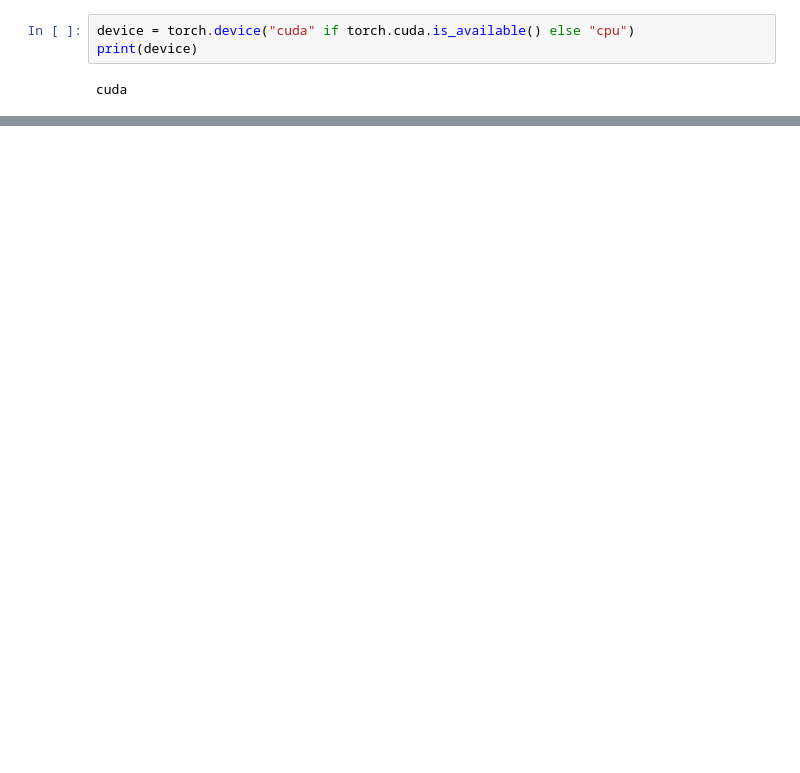
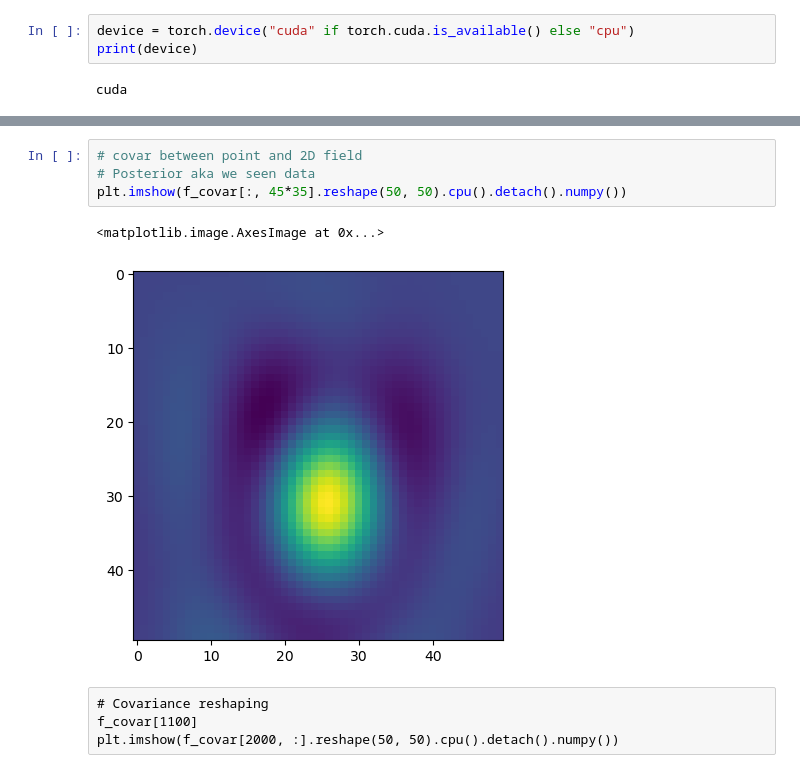
Before and after one commit to kimbente/ice_thickness, a Jupyter notebook: simple_GP.ipynb, the cells around one changed output, grey strips where cells are left out. Drawn from its saved outputs; the diff is of its cells as text; blank space fills up the shorter version.

```diff
--- a/simple_GP.ipynb
+++ b/simple_GP.ipynb
@@ -139,0 +227,11 @@ NotPSDError: Matrix not positive definite after repeatedly adding jitter up to 1
+# %%
+# covar between point and 2D field
+# Posterior aka we seen data
+plt.imshow(f_covar[:, 45*35].reshape(50, 50).cpu().detach().numpy())
+# %% [output]
+<matplotlib.image.AxesImage at 0x...>
+[figure, added]
+# %% [raw]
+# Covariance reshaping
+f_covar[1100]
+plt.imshow(f_covar[2000, :].reshape(50, 50).cpu().detach().numpy())
```
Also changed, not shown: parts of 53 cells of this notebook, 18 other files.
